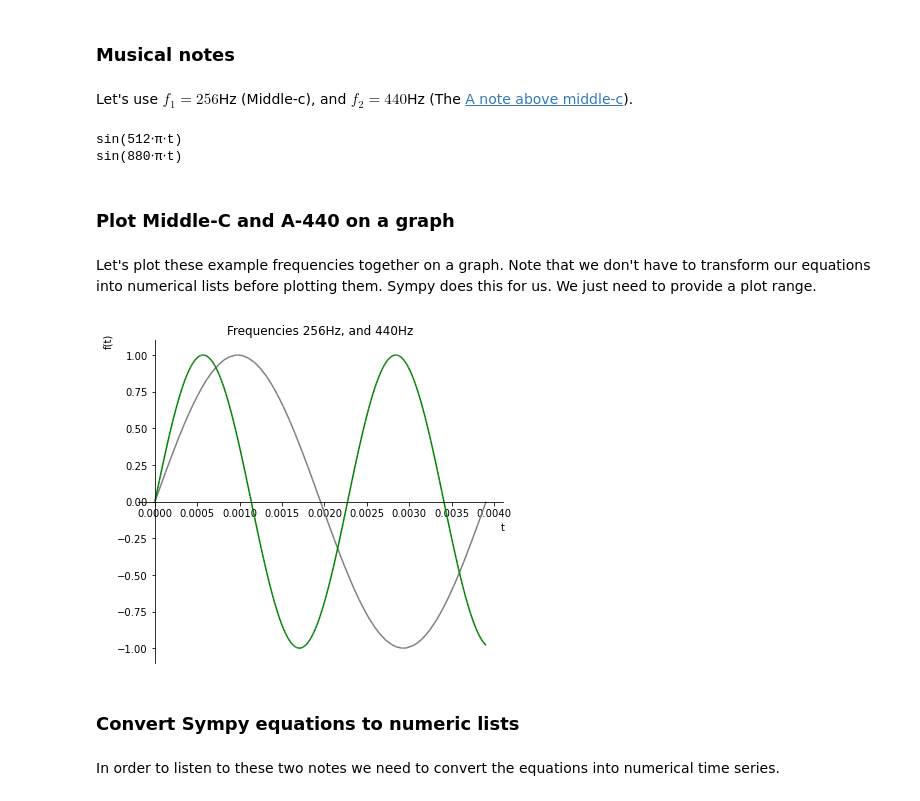
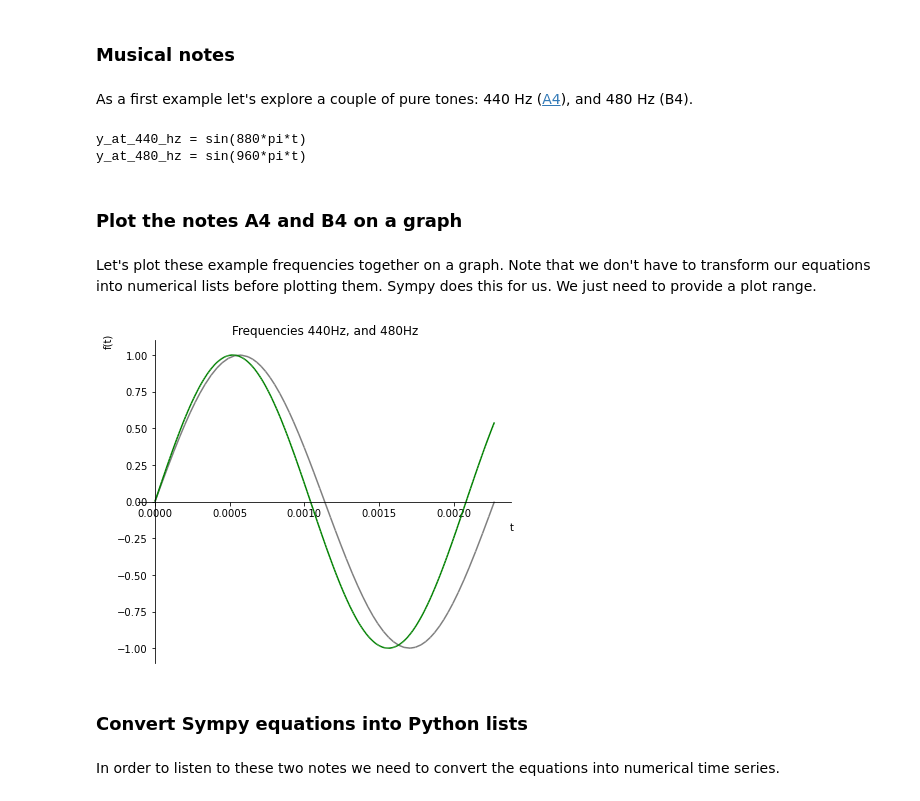
Before and after one commit to swied/swied-website, a Jupyter notebook: notebooks/make-a-ringtone-sound.ipynb, the cells around one changed output. Cells and saved outputs as stored; diff of their text form; code cells hidden in the pictures.

```diff
--- a/notebooks/make-a-ringtone-sound.ipynb
+++ b/notebooks/make-a-ringtone-sound.ipynb
@@ -74,45 +76,45 @@ sin(2⋅π⋅f⋅t)
 # %% [markdown]
 ### Musical notes
 # %% [markdown]
-Let's use $f_1=256$Hz (Middle-c), and $f_2=440$Hz (The [A note above middle-c](https://en.wikipedia.org/wiki/A440_(pitch_standard))).
+As a first example let's explore a couple of pure tones: 440 Hz ([A4](https://en.wikipedia.org/wiki/A440_(pitch_standard))), and 480 Hz (B4).
 # %%
-# Substitue values f1 and f2 in the equation for y
-y_at_256_hz = y.subs(f, 256)
+# Substitue these frequencies in for f
 y_at_440_hz = y.subs(f, 440)
+y_at_480_hz = y.subs(f, 480)
 # %%
 # Show the new equations
-s.pprint(y_at_256_hz)
-s.pprint(y_at_440_hz)
+print(f"y_at_440_hz = {y_at_440_hz}")
+print(f"y_at_480_hz = {y_at_480_hz}")
 # %% [output]
-sin(512⋅π⋅t)
-sin(880⋅π⋅t)
+y_at_440_hz = sin(880*pi*t)
+y_at_480_hz = sin(960*pi*t)
 # %% [markdown]
-### Plot Middle-C and A-440 on a graph
+### Plot the notes A4 and B4 on a graph
 # %% [markdown]
 Let's plot these example frequencies together on a graph.  Note that we don't have to transform our equations into numerical lists before plotting them.  Sympy does this for us.  We just need to provide a plot range.
 # %%
-plot_range = (t, 0, 1/256)
+plot_range = (t, 0, 1/440)
 
-# Plot the curve for middle-c
+# Plot the curve for A4
 p = s.plot(
-    y_at_256_hz, plot_range,
+    y_at_440_hz, plot_range,
     line_color='gray',
-    title=f'Frequencies 256Hz, and 440Hz',
+    title=f'Frequencies 440Hz, and 480Hz',
     show=False)
 
-# Add the curve for A-440 to the graph
+# Add the curve for B4 to the graph
 p.extend(s.plot(
-    y_at_440_hz, plot_range,
+    y_at_480_hz, plot_range,
     line_color='green',
     show=False, adaptive=False))
 
 # Format the graph and display it
 p.size = (6,5)
 p.show()
 # %% [output]
-[figure, old version]
+[figure, new version]
 # %% [markdown]
-### Convert Sympy equations to numeric lists
+### Convert Sympy equations into Python lists
 # %% [markdown]
 In order to listen to these two notes we need to convert the equations into numerical time series.
 # %%
```
Also changed, not shown: parts of 26 cells of this notebook, 21 other files.
